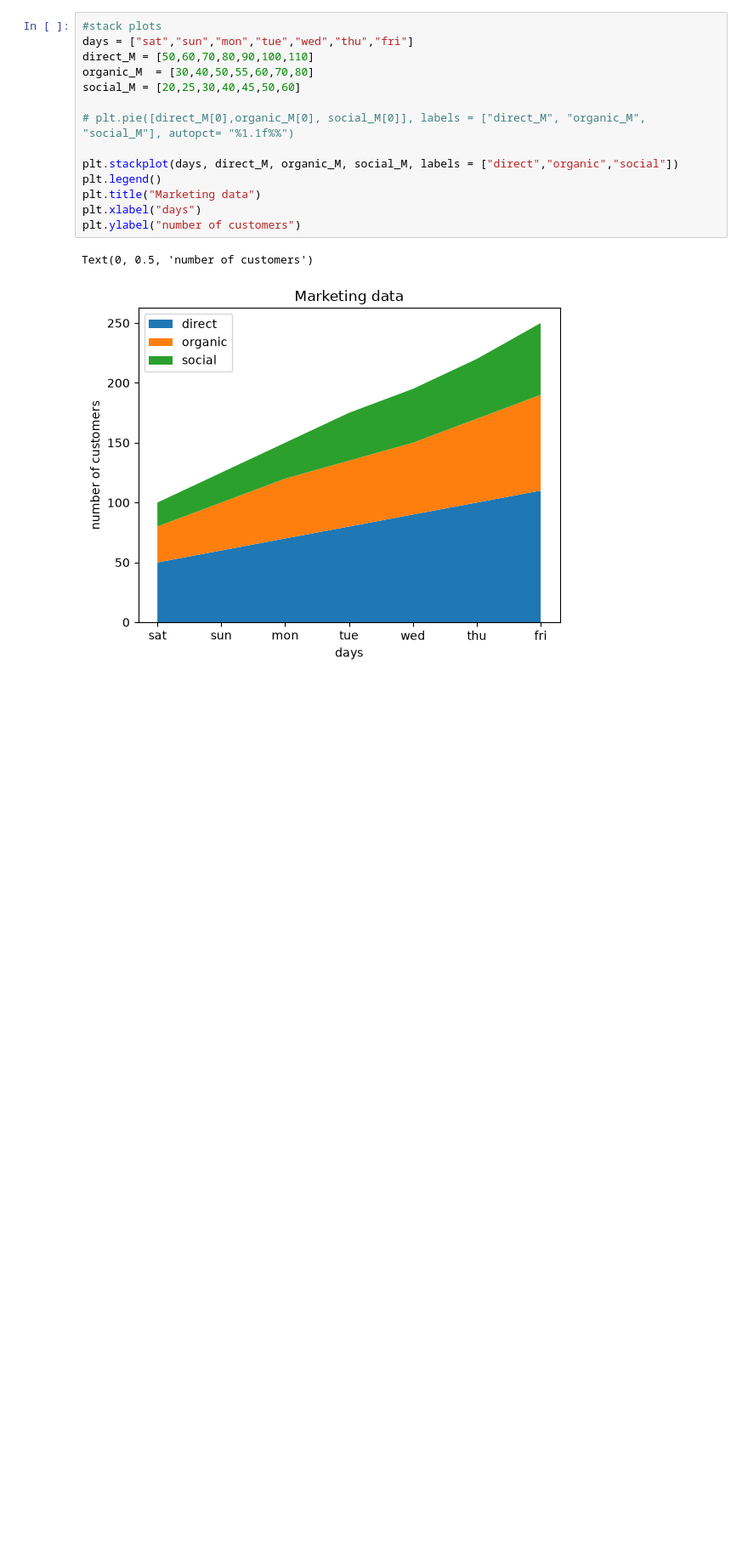
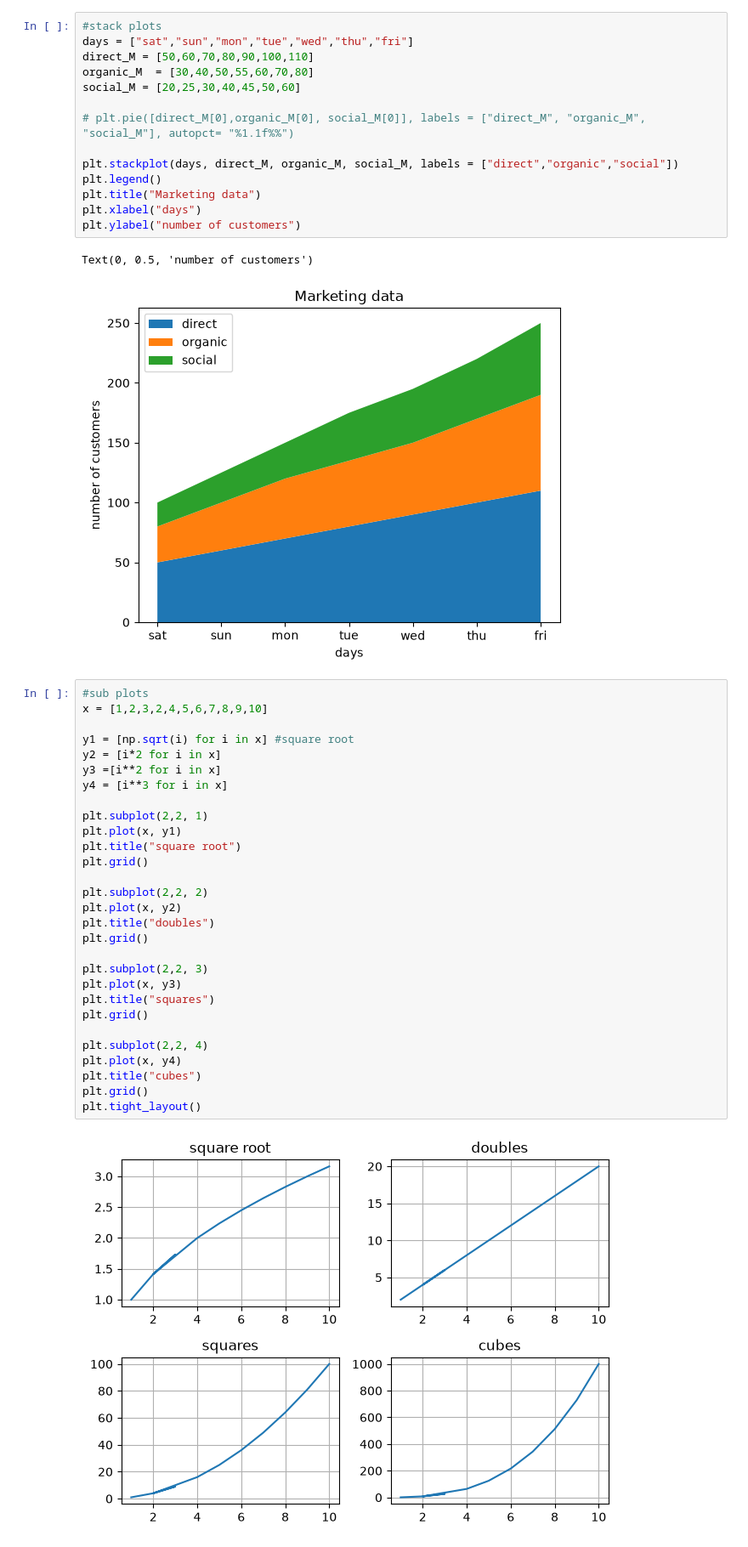
Before and after one commit to Nahin4200/AI-ML_learning_journey, a Jupyter notebook: matplotlib/matplotlib_01.ipynb, the cells around one changed output. Shown at 85% size. Drawn from its saved outputs; the diff is of its cells as text; blank space fills up the shorter version.

Commit message:
add subplot

```diff
--- a/matplotlib/matplotlib_01.ipynb
+++ b/matplotlib/matplotlib_01.ipynb
@@ -263,3 +263,34 @@ plt.ylabel("number of customers")
 # %% [output]
 Text(0, 0.5, 'number of customers')
 [figure]
+# %%
+#sub plots
+x = [1,2,3,2,4,5,6,7,8,9,10]
+
+y1 = [np.sqrt(i) for i in x] #square root
+y2 = [i*2 for i in x]
+y3 =[i**2 for i in x]
+y4 = [i**3 for i in x]
+
+plt.subplot(2,2, 1)
+plt.plot(x, y1)
+plt.title("square root")
+plt.grid()
+
+plt.subplot(2,2, 2)
+plt.plot(x, y2)
+plt.title("doubles")
+plt.grid()
+
+plt.subplot(2,2, 3)
+plt.plot(x, y3)
+plt.title("squares")
+plt.grid()
+
+plt.subplot(2,2, 4)
+plt.plot(x, y4)
+plt.title("cubes")
+plt.grid()
+plt.tight_layout()
+# %% [output]
+[figure, added]
```
Also changed, not shown: parts of 4 cells of this notebook.
